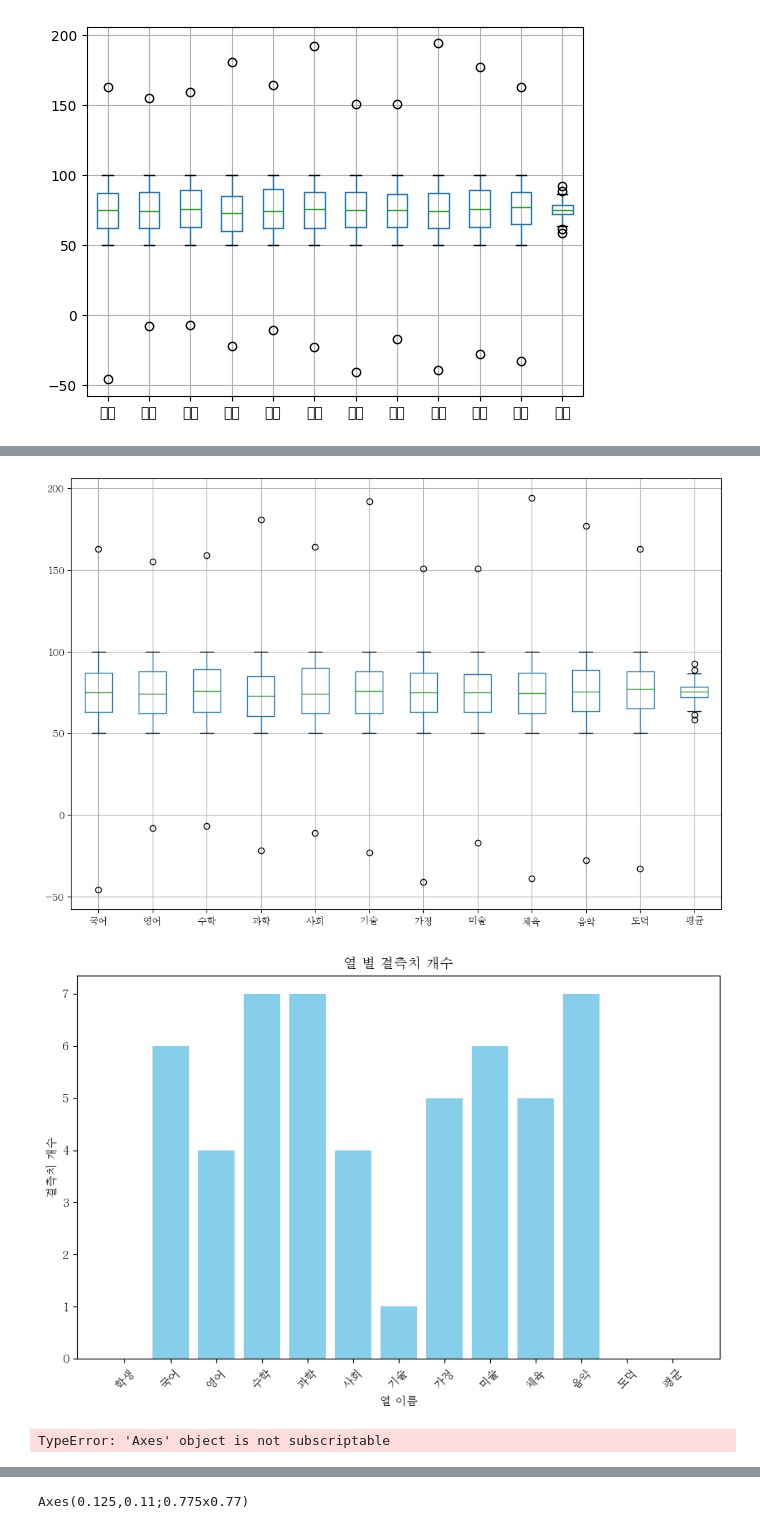
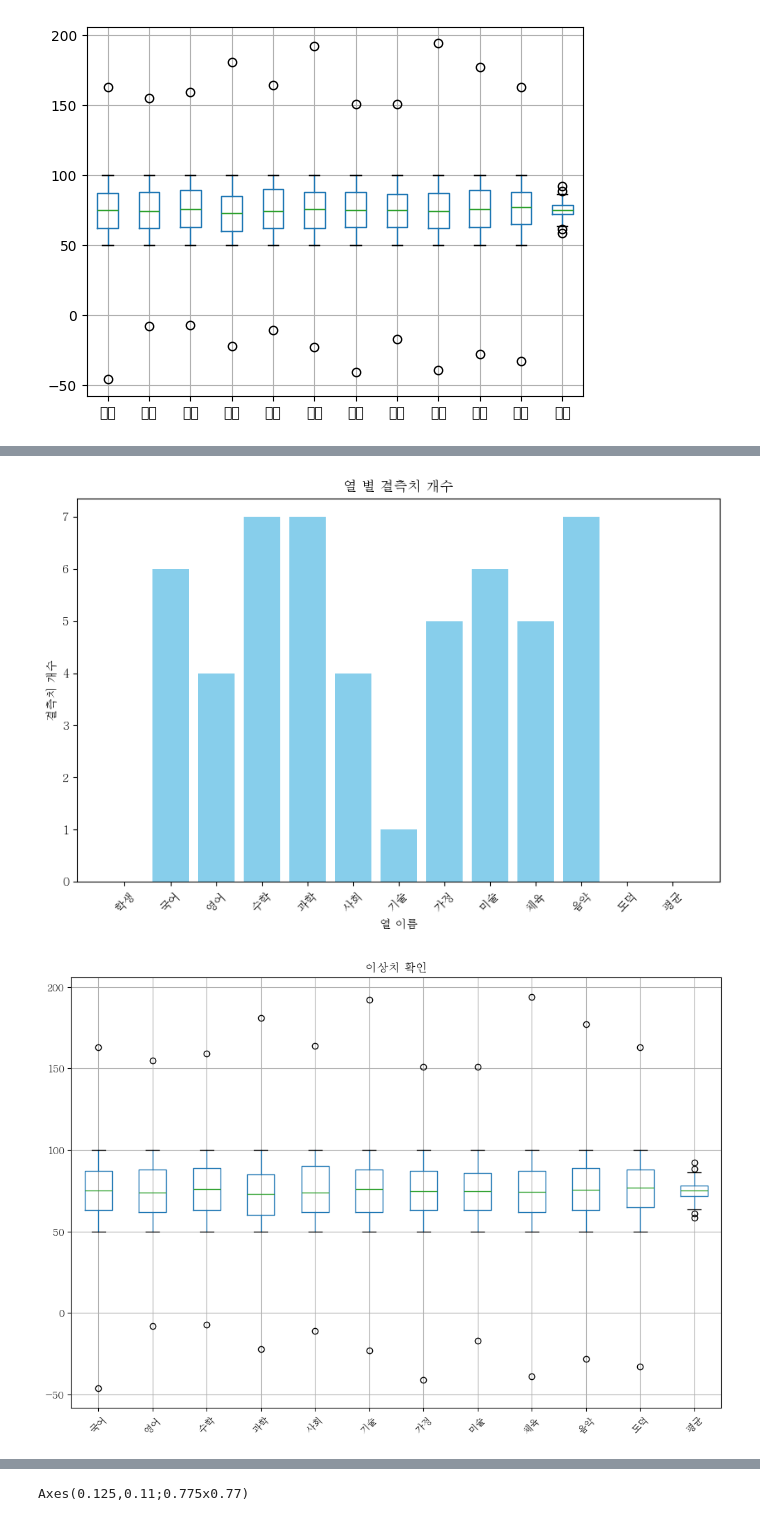
Before and after one commit to Minchae128/Practice_Python, a Jupyter notebook: 9. 9-10일차(240412-240415)/2. 실습/Pandas_실습응용.ipynb, the cells around one changed output, grey strips where cells are left out. Drawn from its saved outputs; the diff is of its cells as text; code cells hidden in the pictures.

```diff
--- a/9. 9-10일차(240412-240415)/2. 실습/Pandas_실습응용.ipynb
+++ b/9. 9-10일차(240412-240415)/2. 실습/Pandas_실습응용.ipynb
@@ -297,7 +294,7 @@ plt.rc('font', family=font_name)
 df = pd.read_csv('학생 점수.csv')
 
 # 결측치 확인
-print("결측치 개수:\n", df.isnull().sum())
+#print("결측치 개수:\n", df.isnull().sum())
 
 # 결측치 시각화: 각 열의 결측치 개수를 막대 그래프로 표시
 plt.figure(figsize=(10, 6))
@@ -314,26 +311,25 @@ df.fillna(df[numeric_columns].mean(), inplace=True)  # 결측치를 해당 열
 
 # 이상치 시각화 (박스 플롯)
 plt.figure(figsize=(12, 8))  # 박스 플롯의 크기 조정
-bp = df.boxplot()  # 박스 플롯을 통해 이상치 시각화
+df.boxplot()  # 박스 플롯을 통해 이상치 시각화
 
-# 이상치 마커 모양과 색상 변경
-for whisker in bp['whiskers']:
-    whisker.set(color='blue', linewidth=2)  # 박스 플롯의 선 색상과 두께 변경
+# 이상치 마커 색상과 두께 변경
+plt.title('이상치 확인')
+plt.xticks(rotation=45)  # x축 레이블 회전
 
-plt.title('이상치 확인')
+# 이상치를 제외한 박스 플롯 생성
+plt.figure(figsize=(12, 8))
+df.drop(columns=['학생']).boxplot()
+
+plt.title('이상치 제외한 결과')
 plt.xticks(rotation=45)  # x축 레이블 회전
 plt.show()
 
-# 그래프로 표현하기
-# 이상치를 제외한 열들의 평균값 계산
-average_values = df.mean()
+# 결측치 =  데이터 안에 '빈값'이 있을때 결측치가 있다고 말함
+# 결측치 왜 중요한가? -> 결측치가 있는 데이터를 그대로 사용하면 결과가 왜곡될 수 있음
 
-# 그래프 생성
-plt.figure(figsize=(10, 6))
-plt.bar(average_values.index, average_values, color='skyblue')  # 평균값을 막대 그래프로 표현
-plt.xlabel('열 이름')
-plt.ylabel('평균값')
-plt.title('각 열의 평균값')
-plt.xticks(rotation=45)  # x축 레이블 회전
-plt.show()
+# 이상치 = '정상적인 데이터와 너무 다른 값'을 의미 예를 들어,
+#           학급의 키를 조사하는데, 대부분의 학생들이 140cm정도 인데, 1명의 학생이 200cm라면 그 학생은 이상치
+# 왜 중요한가요? 이상치가 있는 경우, 그냥 무시하면 안 되요.
+# 왜냐하면 이상치가 있는 데이터로 모델을 만들면 결과가 잘못될 수 있기 때문이에요. 이상치를 찾아내고 처리하는 것이 중요합니다.
 # %% [output]
@@ -355,3 +336,2 @@ dtype: int64
-[figure, old version]
+[figure, new version]
-[figure, old version]
+[figure, new version]
-TypeError: 'Axes' object is not subscriptable
```
Also changed, not shown: parts of 2 cells of this notebook.
